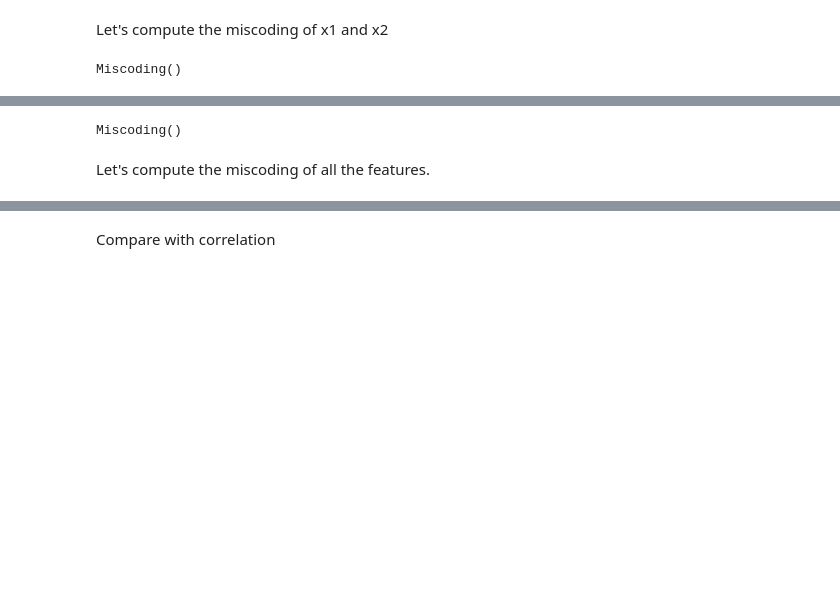
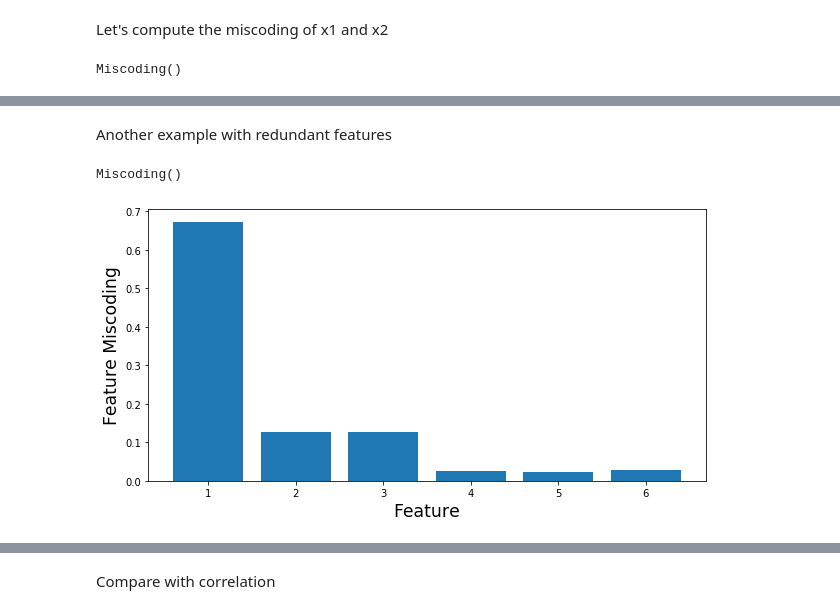
Before and after one commit to rleiva/nescience, a Jupyter notebook: examples/Miscoding.ipynb, the cells around one changed output, grey strips where cells are left out. Saved outputs shown, nothing was run; the diff lists cells and outputs as text; code cells hidden in the pictures; blank space fills up the shorter version.

Commit message:
New examples

```diff
--- a/examples/Miscoding.ipynb
+++ b/examples/Miscoding.ipynb
@@ -60,0 +47,2 @@ X, y = make_classification(n_samples=n_samples, n_features=n_features, n_informa
+# %% [markdown]
+Another example with redundant features
@@ -63,6 +61,13 @@ miscoding = Miscoding()
 miscoding.fit(X, y)
 # %% [output]
 Miscoding()
-# %% [markdown]
-Let's compute the miscoding of all the features.
+# %%
+mscd = miscoding.miscoding_features(redundancy=False)
+# %%
+plt.bar(x=np.arange(0, n_features), height=mscd, tick_label=np.arange(1, n_features+1))
+plt.xlabel("Feature", fontsize="xx-large")
+plt.ylabel("Feature Miscoding", fontsize="xx-large")
+plt.show()
+# %% [output]
+[figure, added]
 # %%
```
Also changed, not shown: parts of 58 cells of this notebook, 7 other files.
